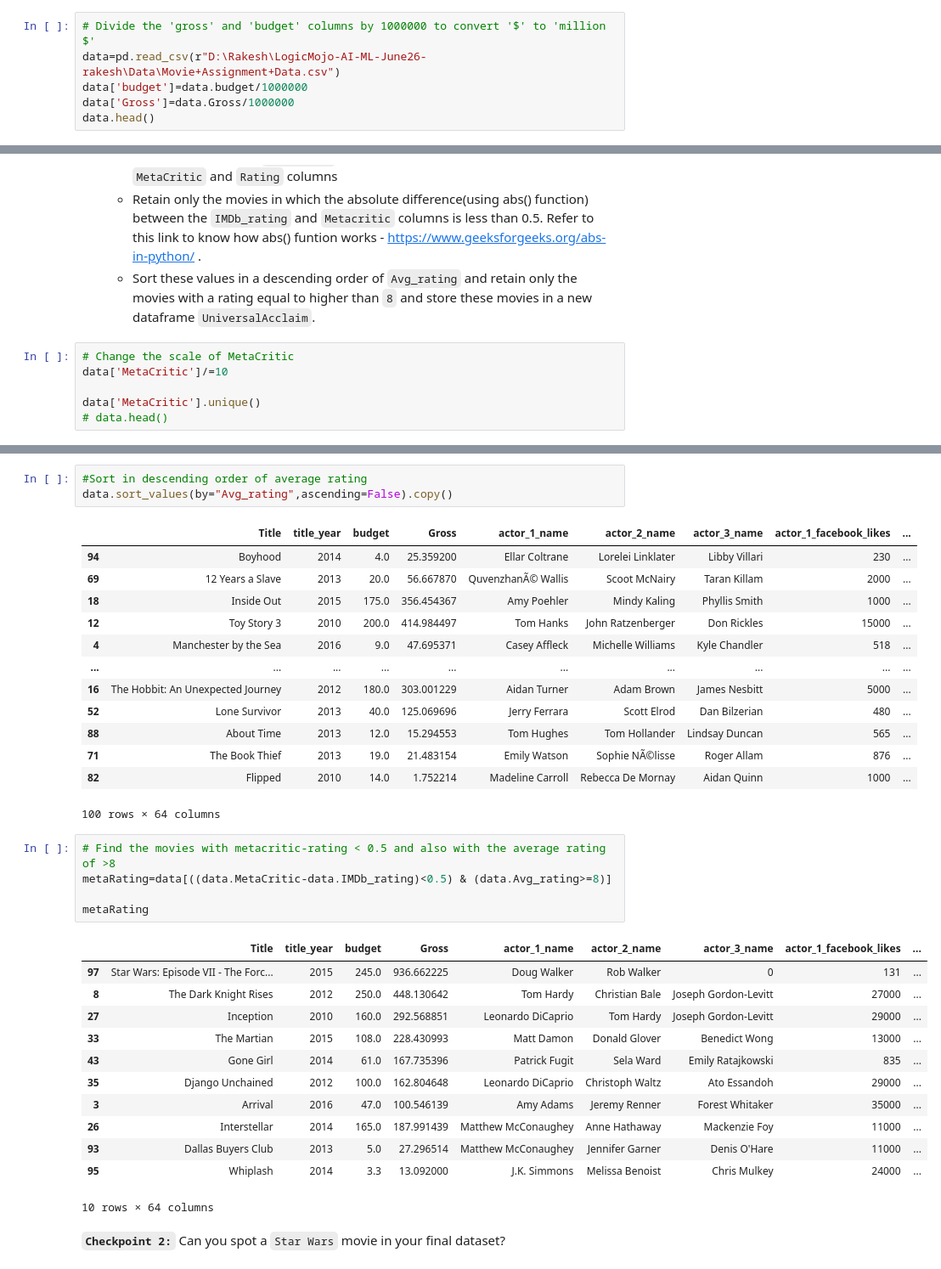
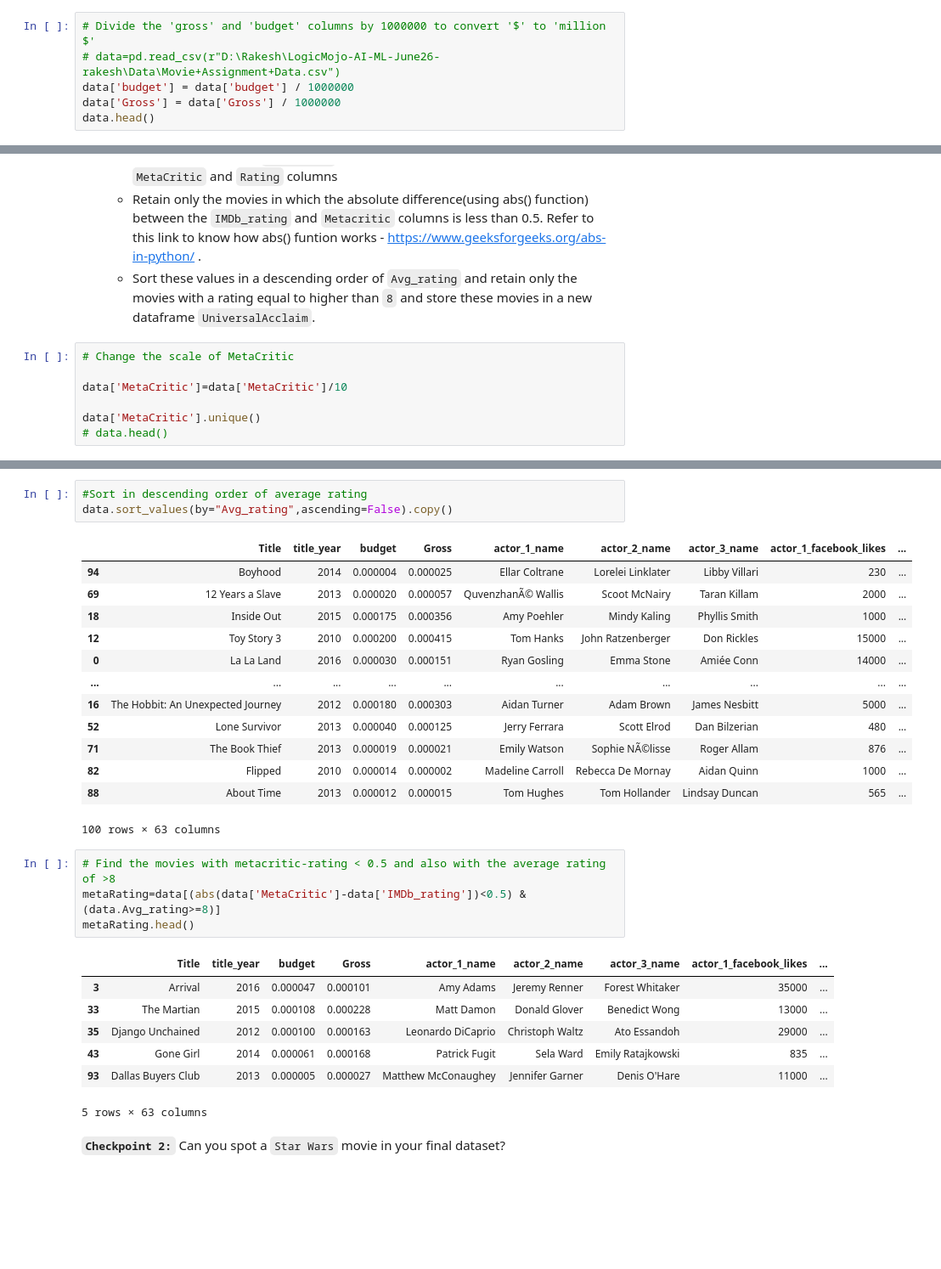
Before and after one commit to rakesh-kumar07/LogicMojo-AI-ML-June26-rakesh, a Jupyter notebook: Movie_Assignment/IMDb+Movie+Assignment.ipynb, the cells around one changed output, grey strips where cells are left out. Shown at 85% size. Drawn from its saved outputs; the diff is of its cells as text; blank space fills up the shorter version.

Commit message:
assignment IMDB

```diff
--- a/Movie_Assignment/IMDb+Movie+Assignment.ipynb
+++ b/Movie_Assignment/IMDb+Movie+Assignment.ipynb
@@ -126,9 +126,9 @@ Now that we have loaded the dataset and inspected it, we see that most of the da
 These numbers in the `budget` and `gross` are too big, compromising its readability. Let's convert the unit of the `budget` and `gross` columns from `$` to `million $` first.
 # %%
 # Divide the 'gross' and 'budget' columns by 1000000 to convert '$' to 'million $'
-data=pd.read_csv(r"D:\Rakesh\LogicMojo-AI-ML-June26-rakesh\Data\Movie+Assignment+Data.csv")
-data['budget']=data.budget/1000000
-data['Gross']=data.Gross/1000000
+# data=pd.read_csv(r"D:\Rakesh\LogicMojo-AI-ML-June26-rakesh\Data\Movie+Assignment+Data.csv")
+data['budget'] = data['budget'] / 1000000
+data['Gross'] = data['Gross'] / 1000000
 data.head()
 # %% [output]
 |  | Title | title_year | budget | Gross | actor_1_name | actor_2_name | actor_3_name | actor_1_facebook_likes | ... |
@@ -270,7 +270,8 @@ As a part of this subtask, you are required to find out the highest rated movies
     - Sort these values in a descending order of `Avg_rating` and retain only the movies with a rating equal to higher than `8` and store these movies in a new dataframe `UniversalAcclaim`.
 # %%
 # Change the scale of MetaCritic
-data['MetaCritic']/=10
+
+data['MetaCritic']=data['MetaCritic']/10
 
 data['MetaCritic'].unique()
 # data.head()
@@ -303,36 +304,30 @@ Name: Avg_rating, Length: 100, dtype: float64
 data.sort_values(by="Avg_rating",ascending=False).copy()
 # %% [output]
 |  | Title | title_year | budget | Gross | actor_1_name | actor_2_name | actor_3_name | actor_1_facebook_likes | ... |
-| 94 | Boyhood | 2014 | 4.0 | 25.359200 | Ellar Coltrane | Lorelei Linklater | Libby Villari | 230 | ... |
-| 69 | 12 Years a Slave | 2013 | 20.0 | 56.667870 | QuvenzhanÃ© Wallis | Scoot McNairy | Taran Killam | 2000 | ... |
-| 18 | Inside Out | 2015 | 175.0 | 356.454367 | Amy Poehler | Mindy Kaling | Phyllis Smith | 1000 | ... |
-| 12 | Toy Story 3 | 2010 | 200.0 | 414.984497 | Tom Hanks | John Ratzenberger | Don Rickles | 15000 | ... |
-| 4 | Manchester by the Sea | 2016 | 9.0 | 47.695371 | Casey Affleck | Michelle Williams | Kyle Chandler | 518 | ... |
+| 94 | Boyhood | 2014 | 0.000004 | 0.000025 | Ellar Coltrane | Lorelei Linklater | Libby Villari | 230 | ... |
+| 69 | 12 Years a Slave | 2013 | 0.000020 | 0.000057 | QuvenzhanÃ© Wallis | Scoot McNairy | Taran Killam | 2000 | ... |
+| 18 | Inside Out | 2015 | 0.000175 | 0.000356 | Amy Poehler | Mindy Kaling | Phyllis Smith | 1000 | ... |
+| 12 | Toy Story 3 | 2010 | 0.000200 | 0.000415 | Tom Hanks | John Ratzenberger | Don Rickles | 15000 | ... |
+| 0 | La La Land | 2016 | 0.000030 | 0.000151 | Ryan Gosling | Emma Stone | Amiée Conn | 14000 | ... |
 | ... | ... | ... | ... | ... | ... | ... | ... | ... | ... |
-| 16 | The Hobbit: An Unexpected Journey | 2012 | 180.0 | 303.001229 | Aidan Turner | Adam Brown | James Nesbitt | 5000 | ... |
-| 52 | Lone Survivor | 2013 | 40.0 | 125.069696 | Jerry Ferrara | Scott Elrod | Dan Bilzerian | 480 | ... |
-| 88 | About Time | 2013 | 12.0 | 15.294553 | Tom Hughes | Tom Hollander | Lindsay Duncan | 565 | ... |
-| 71 | The Book Thief | 2013 | 19.0 | 21.483154 | Emily Watson | Sophie NÃ©lisse | Roger Allam | 876 | ... |
-| 82 | Flipped | 2010 | 14.0 | 1.752214 | Madeline Carroll | Rebecca De Mornay | Aidan Quinn | 1000 | ... |
+| 16 | The Hobbit: An Unexpected Journey | 2012 | 0.000180 | 0.000303 | Aidan Turner | Adam Brown | James Nesbitt | 5000 | ... |
+| 52 | Lone Survivor | 2013 | 0.000040 | 0.000125 | Jerry Ferrara | Scott Elrod | Dan Bilzerian | 480 | ... |
+| 71 | The Book Thief | 2013 | 0.000019 | 0.000021 | Emily Watson | Sophie NÃ©lisse | Roger Allam | 876 | ... |
+| 82 | Flipped | 2010 | 0.000014 | 0.000002 | Madeline Carroll | Rebecca De Mornay | Aidan Quinn | 1000 | ... |
+| 88 | About Time | 2013 | 0.000012 | 0.000015 | Tom Hughes | Tom Hollander | Lindsay Duncan | 565 | ... |
-100 rows × 64 columns
+100 rows × 63 columns
 # %%
 # Find the movies with metacritic-rating < 0.5 and also with the average rating of >8
-metaRating=data[((data.MetaCritic-data.IMDb_rating)<0.5) & (data.Avg_rating>=8)]
-
-metaRating
+metaRating=data[(abs(data['MetaCritic']-data['IMDb_rating'])<0.5) & (data.Avg_rating>=8)]
+metaRating.head()
 # %% [output]
 |  | Title | title_year | budget | Gross | actor_1_name | actor_2_name | actor_3_name | actor_1_facebook_likes | ... |
-| 97 | Star Wars: Episode VII - The Forc... | 2015 | 245.0 | 936.662225 | Doug Walker | Rob Walker | 0 | 131 | ... |
-| 8 | The Dark Knight Rises | 2012 | 250.0 | 448.130642 | Tom Hardy | Christian Bale | Joseph Gordon-Levitt | 27000 | ... |
-| 27 | Inception | 2010 | 160.0 | 292.568851 | Leonardo DiCaprio | Tom Hardy | Joseph Gordon-Levitt | 29000 | ... |
-| 33 | The Martian | 2015 | 108.0 | 228.430993 | Matt Damon | Donald Glover | Benedict Wong | 13000 | ... |
-| 43 | Gone Girl | 2014 | 61.0 | 167.735396 | Patrick Fugit | Sela Ward | Emily Ratajkowski | 835 | ... |
-| 35 | Django Unchained | 2012 | 100.0 | 162.804648 | Leonardo DiCaprio | Christoph Waltz | Ato Essandoh | 29000 | ... |
-| 3 | Arrival | 2016 | 47.0 | 100.546139 | Amy Adams | Jeremy Renner | Forest Whitaker | 35000 | ... |
-| 26 | Interstellar | 2014 | 165.0 | 187.991439 | Matthew McConaughey | Anne Hathaway | Mackenzie Foy | 11000 | ... |
-| 93 | Dallas Buyers Club | 2013 | 5.0 | 27.296514 | Matthew McConaughey | Jennifer Garner | Denis O'Hare | 11000 | ... |
-| 95 | Whiplash | 2014 | 3.3 | 13.092000 | J.K. Simmons | Melissa Benoist | Chris Mulkey | 24000 | ... |
+| 3 | Arrival | 2016 | 0.000047 | 0.000101 | Amy Adams | Jeremy Renner | Forest Whitaker | 35000 | ... |
+| 33 | The Martian | 2015 | 0.000108 | 0.000228 | Matt Damon | Donald Glover | Benedict Wong | 13000 | ... |
+| 35 | Django Unchained | 2012 | 0.000100 | 0.000163 | Leonardo DiCaprio | Christoph Waltz | Ato Essandoh | 29000 | ... |
+| 43 | Gone Girl | 2014 | 0.000061 | 0.000168 | Patrick Fugit | Sela Ward | Emily Ratajkowski | 835 | ... |
+| 93 | Dallas Buyers Club | 2013 | 0.000005 | 0.000027 | Matthew McConaughey | Jennifer Garner | Denis O'Hare | 11000 | ... |
-10 rows × 64 columns
+5 rows × 63 columns
 # %% [markdown]
 **`Checkpoint 2:`** Can you spot a `Star Wars` movie in your final dataset?
 # %% [markdown]
```
Also changed, not shown: parts of 45 cells of this notebook.
